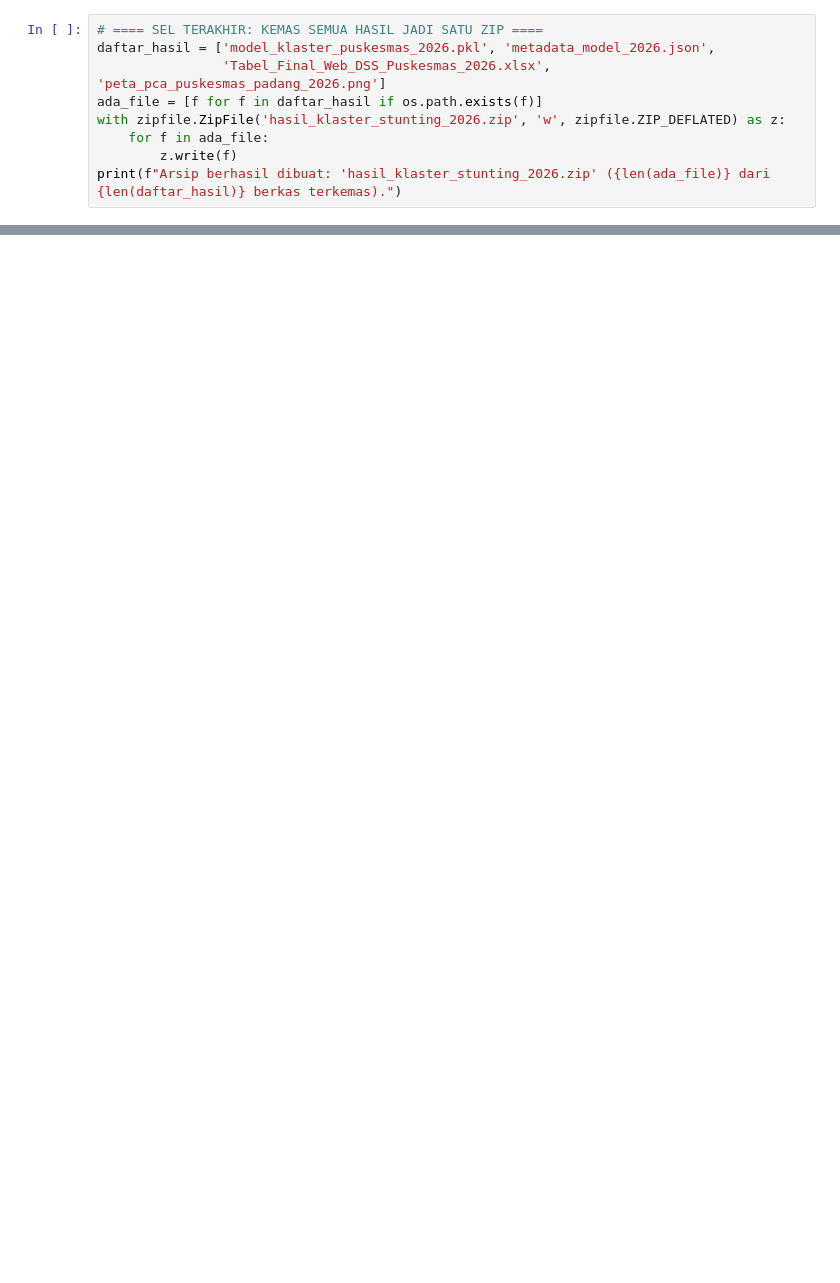
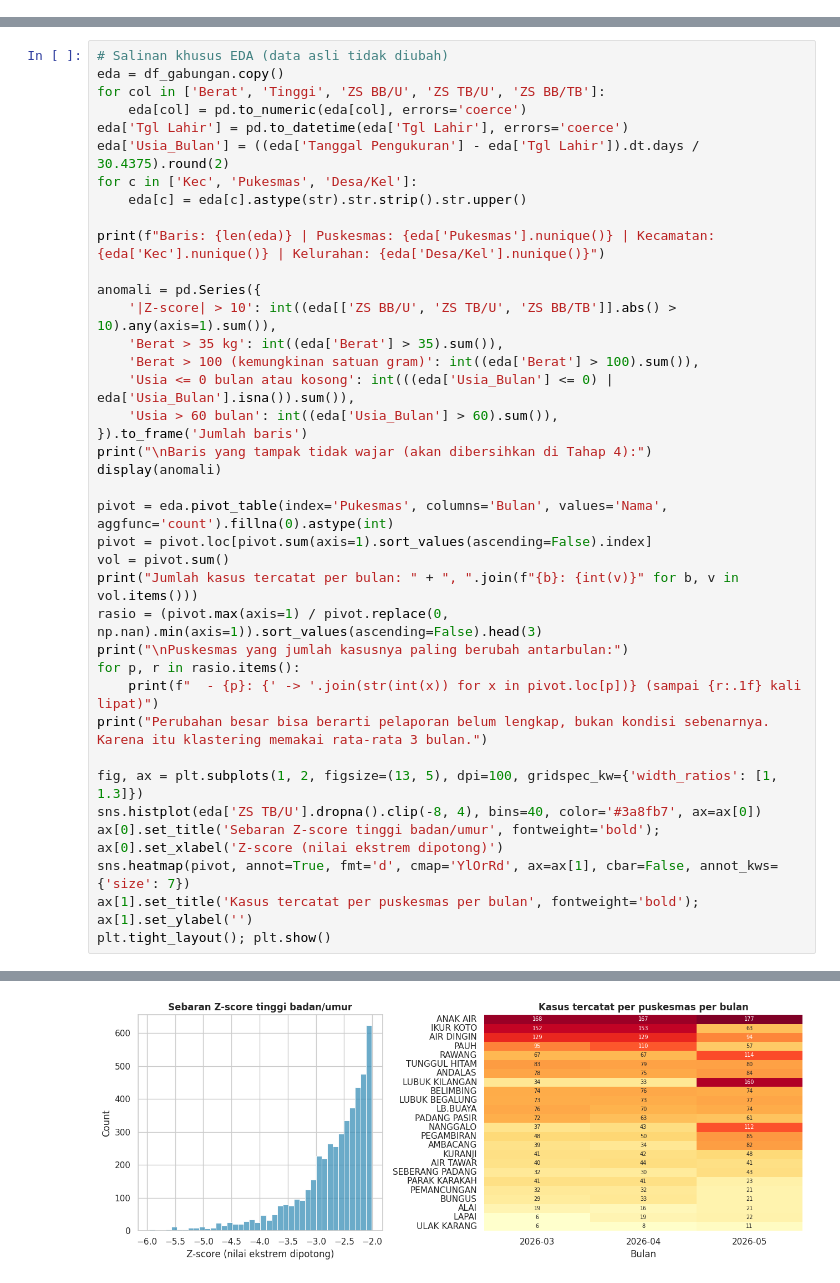
Before and after one commit to aqilahigenea/TB-ML, a Jupyter notebook: Kelompok_8_ML_Stunting.ipynb, the cells around one changed output, grey strips where cells are left out. Saved outputs shown, nothing was run; the diff lists cells and outputs as text; blank space fills up the shorter version.

Commit message:
Update sistem Rancak Gizi: revisi model, UI dan fitur

```diff
--- a/Kelompok_8_ML_Stunting.ipynb
+++ b/Kelompok_8_ML_Stunting.ipynb
@@ -918,9 +0,0 @@ Mengemas seluruh berkas hasil pemodelan dan evaluasi (model .pkl, metadata JSON,
-# %%
-# ==== SEL TERAKHIR: KEMAS SEMUA HASIL JADI SATU ZIP ====
-daftar_hasil = ['model_klaster_puskesmas_2026.pkl', 'metadata_model_2026.json',
-                'Tabel_Final_Web_DSS_Puskesmas_2026.xlsx', 'peta_pca_puskesmas_padang_2026.png']
-ada_file = [f for f in daftar_hasil if os.path.exists(f)]
-with zipfile.ZipFile('hasil_klaster_stunting_2026.zip', 'w', zipfile.ZIP_DEFLATED) as z:
-    for f in ada_file:
-        z.write(f)
-print(f"Arsip berhasil dibuat: 'hasil_klaster_stunting_2026.zip' ({len(ada_file)} dari {len(daftar_hasil)} berkas terkemas).")
@@ -926,0 +140,39 @@ print(f"Arsip berhasil dibuat: 'hasil_klaster_stunting_2026.zip' ({len(ada_file)
+# %%
+# Salinan khusus EDA (data asli tidak diubah)
+eda = df_gabungan.copy()
+for col in ['Berat', 'Tinggi', 'ZS BB/U', 'ZS TB/U', 'ZS BB/TB']:
+    eda[col] = pd.to_numeric(eda[col], errors='coerce')
+eda['Tgl Lahir'] = pd.to_datetime(eda['Tgl Lahir'], errors='coerce')
+eda['Usia_Bulan'] = ((eda['Tanggal Pengukuran'] - eda['Tgl Lahir']).dt.days / 30.4375).round(2)
+for c in ['Kec', 'Pukesmas', 'Desa/Kel']:
+    eda[c] = eda[c].astype(str).str.strip().str.upper()
+
+print(f"Baris: {len(eda)} | Puskesmas: {eda['Pukesmas'].nunique()} | Kecamatan: {eda['Kec'].nunique()} | Kelurahan: {eda['Desa/Kel'].nunique()}")
+
+anomali = pd.Series({
+    '|Z-score| > 10': int((eda[['ZS BB/U', 'ZS TB/U', 'ZS BB/TB']].abs() > 10).any(axis=1).sum()),
+    'Berat > 35 kg': int((eda['Berat'] > 35).sum()),
+    'Berat > 100 (kemungkinan satuan gram)': int((eda['Berat'] > 100).sum()),
+    'Usia <= 0 bulan atau kosong': int(((eda['Usia_Bulan'] <= 0) | eda['Usia_Bulan'].isna()).sum()),
+    'Usia > 60 bulan': int((eda['Usia_Bulan'] > 60).sum()),
+}).to_frame('Jumlah baris')
+print("\nBaris yang tampak tidak wajar (akan dibersihkan di Tahap 4):")
+display(anomali)
+
+pivot = eda.pivot_table(index='Pukesmas', columns='Bulan', values='Nama', aggfunc='count').fillna(0).astype(int)
+pivot = pivot.loc[pivot.sum(axis=1).sort_values(ascending=False).index]
+vol = pivot.sum()
+print("Jumlah kasus tercatat per bulan: " + ", ".join(f"{b}: {int(v)}" for b, v in vol.items()))
+rasio = (pivot.max(axis=1) / pivot.replace(0, np.nan).min(axis=1)).sort_values(ascending=False).head(3)
+print("\nPuskesmas yang jumlah kasusnya paling berubah antarbulan:")
+for p, r in rasio.items():
+    print(f"  - {p}: {' -> '.join(str(int(x)) for x in pivot.loc[p])} (sampai {r:.1f} kali lipat)")
+print("Perubahan besar bisa berarti pelaporan belum lengkap, bukan kondisi sebenarnya. Karena itu klastering memakai rata-rata 3 bulan.")
+
+fig, ax = plt.subplots(1, 2, figsize=(13, 5), dpi=100, gridspec_kw={'width_ratios': [1, 1.3]})
+sns.histplot(eda['ZS TB/U'].dropna().clip(-8, 4), bins=40, color='#3a8fb7', ax=ax[0])
+ax[0].set_title('Sebaran Z-score tinggi badan/umur', fontweight='bold'); ax[0].set_xlabel('Z-score (nilai ekstrem dipotong)')
+sns.heatmap(pivot, annot=True, fmt='d', cmap='YlOrRd', ax=ax[1], cbar=False, annot_kws={'size': 7})
+ax[1].set_title('Kasus tercatat per puskesmas per bulan', fontweight='bold'); ax[1].set_ylabel('')
+plt.tight_layout(); plt.show()
+# %% [output]
@@ -926,0 +195 @@ print(f"Arsip berhasil dibuat: 'hasil_klaster_stunting_2026.zip' ({len(ada_file)
+[figure, added]
```
Also changed, not shown: parts of 76 cells of this notebook, 15 other files.
